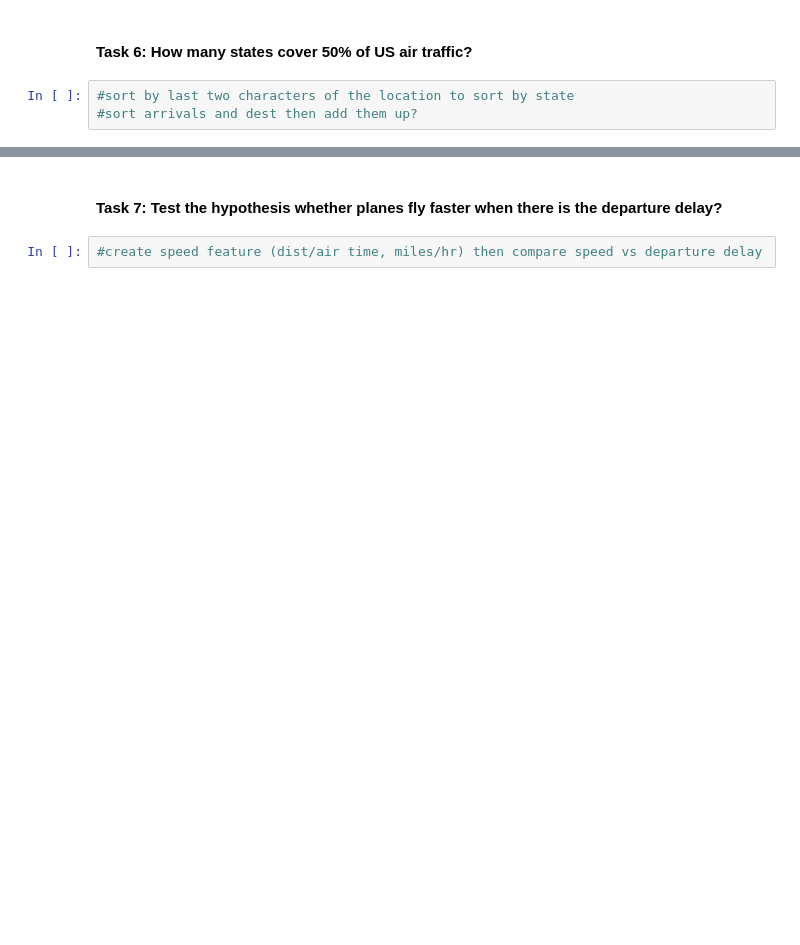
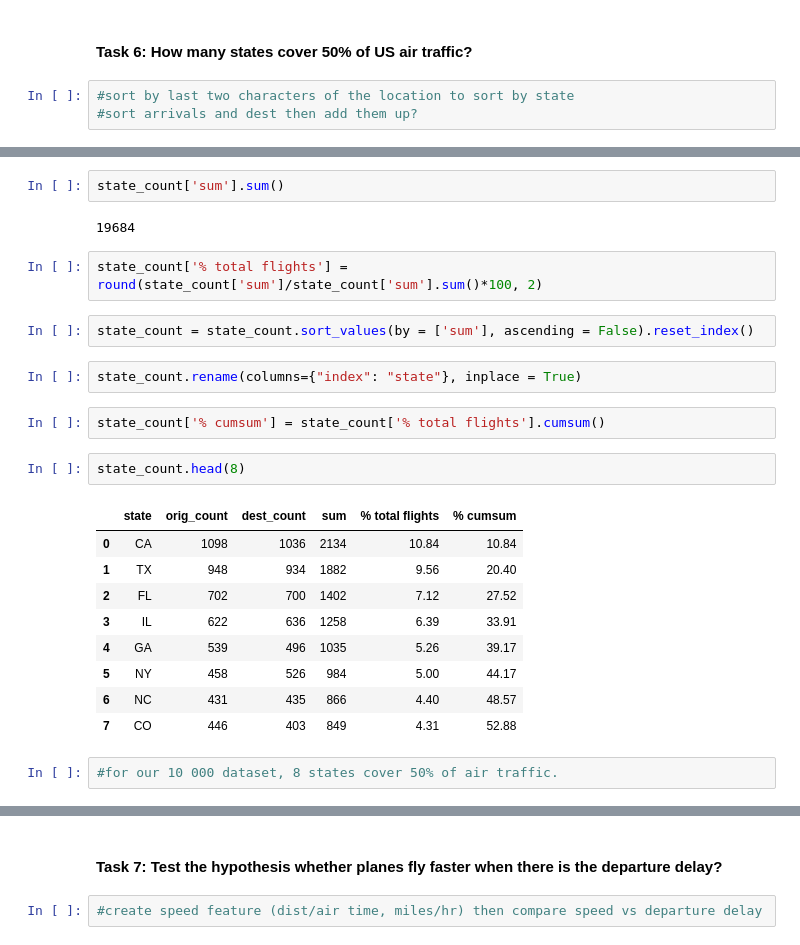
Before and after one commit to BRCanada/Flight-Delay-Prediction, a Jupyter notebook: Flight_Data_Exploration_HC.ipynb, the cells around one changed output, grey strips where cells are left out. Saved outputs shown, nothing was run; the diff lists cells and outputs as text; blank space fills up the shorter version.

```diff
--- a/Flight_Data_Exploration_HC.ipynb
+++ b/Flight_Data_Exploration_HC.ipynb
@@ -365,0 +506,26 @@ delays[['arr_delay','departure_delay','% dept delay']].sort_values('% dept delay
+# %%
+state_count['sum'].sum()
+# %% [output]
+19684
+# %%
+state_count['% total flights'] = round(state_count['sum']/state_count['sum'].sum()*100, 2)
+# %%
+state_count = state_count.sort_values(by = ['sum'], ascending = False).reset_index()
+# %%
+state_count.rename(columns={"index": "state"}, inplace = True)
+# %%
+state_count['% cumsum'] = state_count['% total flights'].cumsum()
+# %%
+state_count.head(8)
+# %% [output]
+|  | state | orig_count | dest_count | sum | % total flights | % cumsum |
+| 0 | CA | 1098 | 1036 | 2134 | 10.84 | 10.84 |
+| 1 | TX | 948 | 934 | 1882 | 9.56 | 20.40 |
+| 2 | FL | 702 | 700 | 1402 | 7.12 | 27.52 |
+| 3 | IL | 622 | 636 | 1258 | 6.39 | 33.91 |
+| 4 | GA | 539 | 496 | 1035 | 5.26 | 39.17 |
+| 5 | NY | 458 | 526 | 984 | 5.00 | 44.17 |
+| 6 | NC | 431 | 435 | 866 | 4.40 | 48.57 |
+| 7 | CO | 446 | 403 | 849 | 4.31 | 52.88 |
+# %%
+#for our 10 000 dataset, 8 states cover 50% of air traffic.
```
Also changed, not shown: parts of 50 cells of this notebook.
